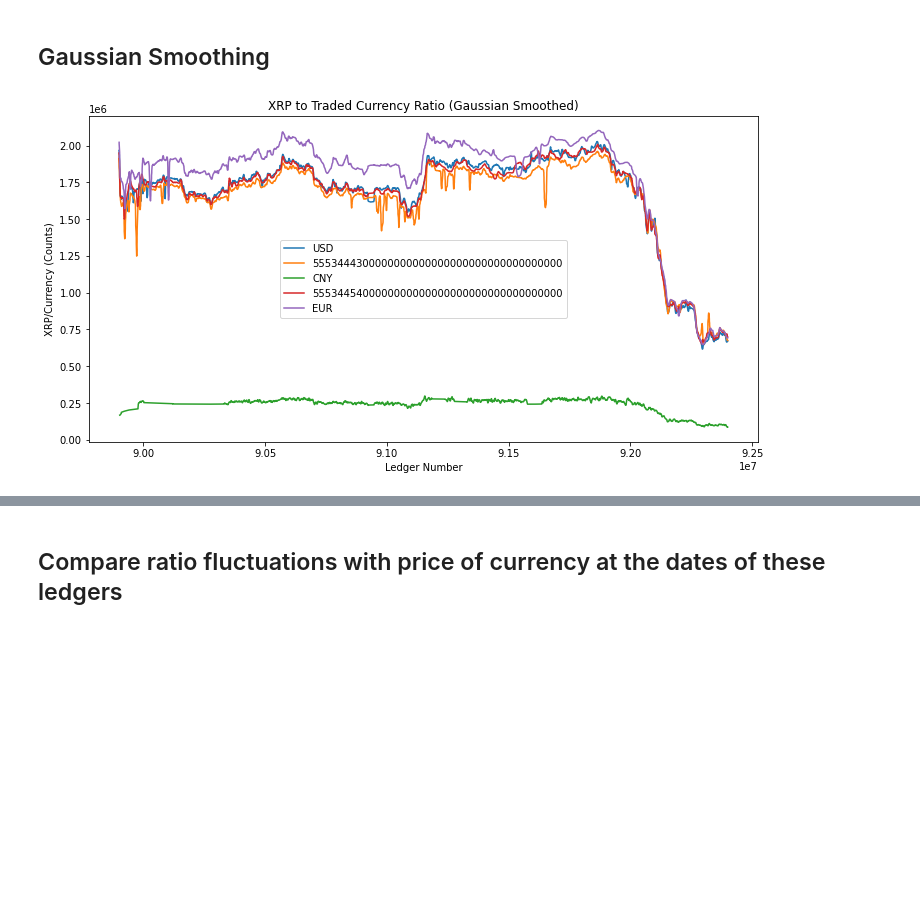
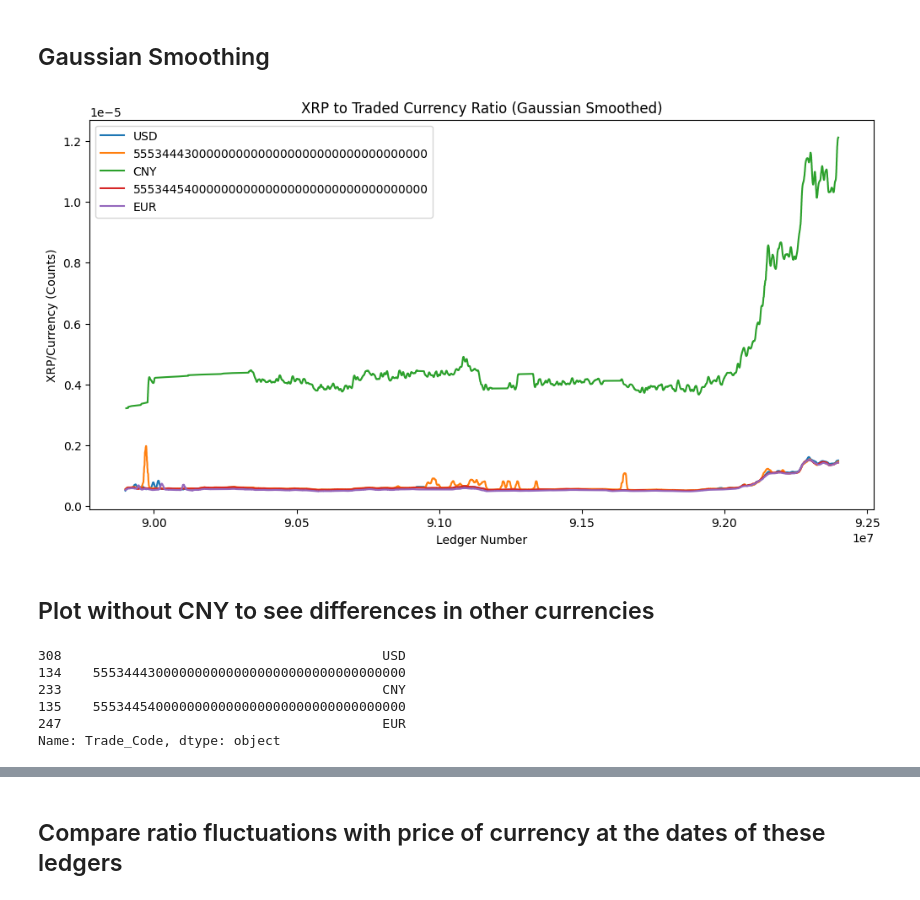
Before and after one commit to Ayrnen/XRP, a Jupyter notebook: TransactionCountEDA.ipynb, the cells around one changed output, grey strips where cells are left out. Saved outputs shown, nothing was run; the diff lists cells and outputs as text; code cells hidden in the pictures; blank space fills up the shorter version.

```diff
--- a/TransactionCountEDA.ipynb
+++ b/TransactionCountEDA.ipynb
@@ -36,7 +43,7 @@ plt.show()
 ## No visible relationship any which way, possible high variance
 ## What about creates related to XRP?
 # %%
-df = pd.read_csv('CSV_Files/Ledger_Currency_Pairs_2024-11-30.csv')
+df = pd.read_csv('Data_Collectors/CSV_Files/Ledger_Currency_Pairs_2024-11-30.csv')
 df_xrp = df[(df['Gets_Currency_Code'] == 'XRP') | (df['Pays_Currency_Code'] == 'XRP')]
 df_xrp_grouped = df_xrp.groupby(['Ledger_Number', 'Ledger_Date']).agg(
     Row_Count=('Row_Count', 'sum')
@@ -160,5 +167,5 @@ plt.show()
 # %%
-df_xrp['XRP_Code_Ratio'] = df_xrp['XRP_Amount'] / df_xrp['Code_Amount']
+df_xrp['XRP_Code_Ratio'] = df_xrp['Code_Amount'] / df_xrp['XRP_Amount']
 
 
 df_xrp['z_score'] = zscore(df_xrp['XRP_Code_Ratio'], nan_policy='omit')
@@ -211,7 +246,7 @@ plt.figure(figsize=(10, 6))
 for code in top_codes:
     data = df_xrp_cleaned[df_xrp_cleaned['Trade_Code'] == code]
 
-    smoothed = lowess(data['XRP_Code_Ratio'], data['Ledger_Number'], frac=0.2)
+    smoothed = lowess(data['XRP_Code_Ratio'], data['Ledger_Number'], frac=0.1)
 
     plt.plot(smoothed[:, 0], smoothed[:, 1], label=f'{code}')
 
@@ -228,18 +263,29 @@ plt.show()
 # %%
 plt.figure(figsize=(12, 6))
 
 for code in top_codes:
     data = df_xrp_cleaned[df_xrp_cleaned['Trade_Code'] == code]
 
-    smoothed = gaussian_filter1d(data['XRP_Code_Ratio'], sigma=5)
+    smoothed = gaussian_filter1d(data['XRP_Code_Ratio'], sigma=10)
 
     plt.plot(data['Ledger_Number'], smoothed, label=f'{code}')
 
 plt.xlabel('Ledger Number')
 plt.ylabel('XRP/Currency (Counts)')
 plt.title('XRP to Traded Currency Ratio (Gaussian Smoothed)')
 plt.legend()
 
 plt.show()
 # %% [output]
-[figure, old version]
+[figure, new version]
+# %% [markdown]
+## Plot without CNY to see differences in other currencies
+# %%
+print(top_codes)
+# %% [output]
+308                                         USD
+134    5553444300000000000000000000000000000000
+233                                         CNY
+135    5553445400000000000000000000000000000000
+247                                         EUR
+Name: Trade_Code, dtype: object
```
Also changed, not shown: parts of 33 cells of this notebook.
